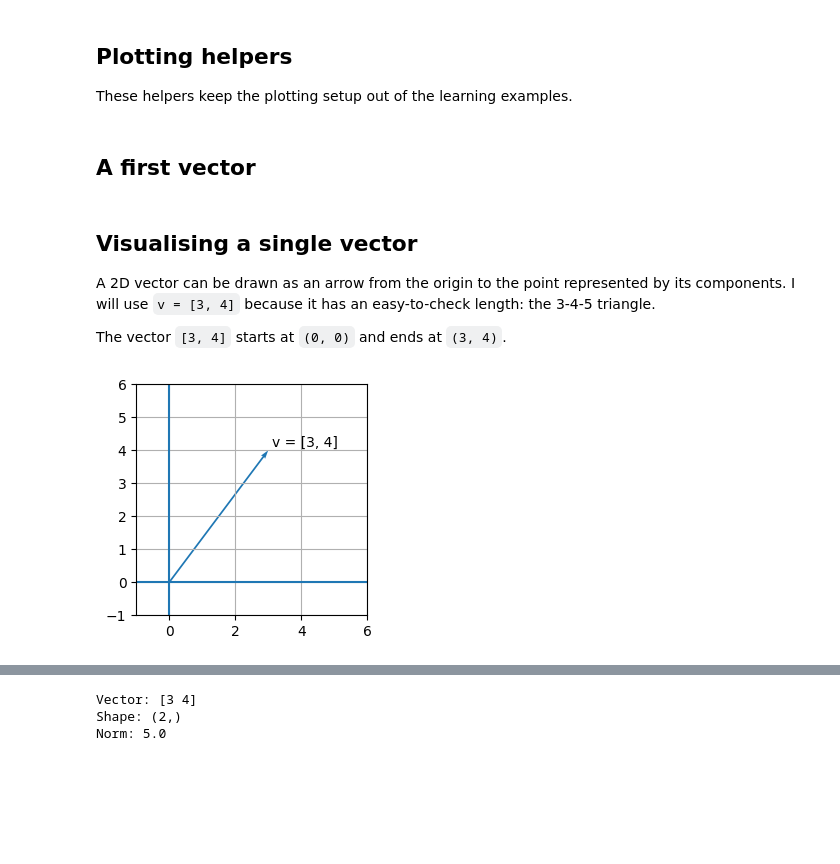
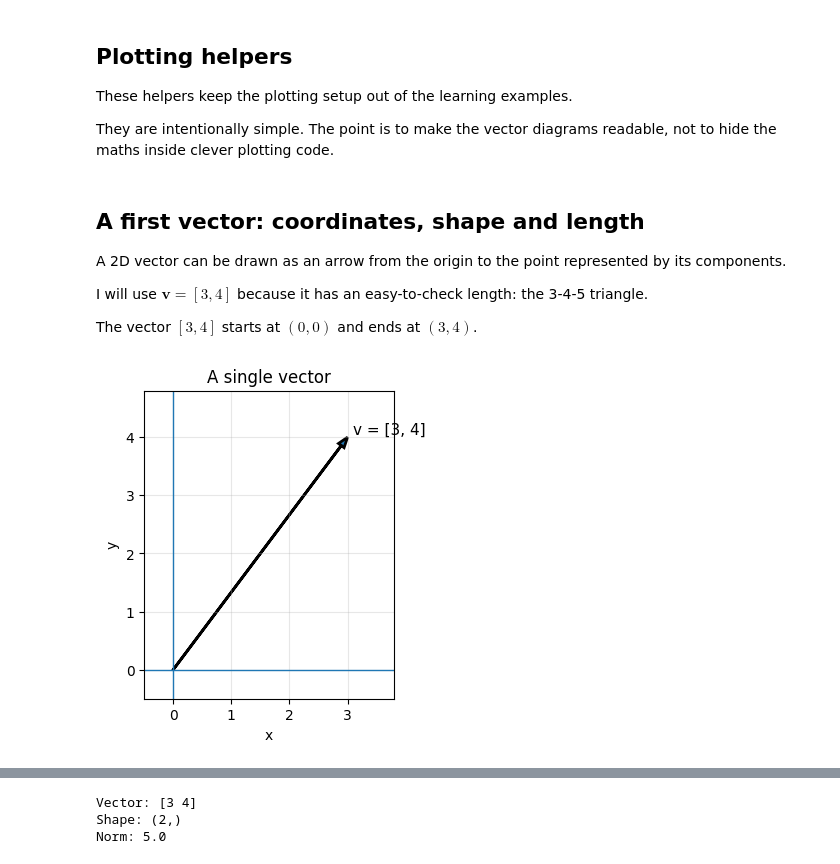
Before and after one commit to AnthonyPWatts/imperial-ai-coursework, a Jupyter notebook: maths-refresh/01-vectors-shapes-norms.ipynb, the cells around one changed output, grey strips where cells are left out. Saved outputs shown, nothing was run; the diff lists cells and outputs as text; code cells hidden in the pictures; blank space fills up the shorter version.

Commit message:
Updated Maths helper 01 formatting

```diff
--- a/maths-refresh/01-vectors-shapes-norms.ipynb
+++ b/maths-refresh/01-vectors-shapes-norms.ipynb
@@ -12,6 +20,8 @@ import numpy as np
 ## Plotting helpers
 
 These helpers keep the plotting setup out of the learning examples.
+
+They are intentionally simple. The point is to make the vector diagrams readable, not to hide the maths inside clever plotting code.
 # %%
 import matplotlib.pyplot as plt
 
@@ -64,18 +92,25 @@ def draw_vector(
         )
-# %% [markdown]
-## A first vector
 # %% [markdown]
-## Visualising a single vector
+## A first vector: coordinates, shape and length
 
-A 2D vector can be drawn as an arrow from the origin to the point represented by its components. I will use `v = [3, 4]` because it has an easy-to-check length: the 3-4-5 triangle.
+A 2D vector can be drawn as an arrow from the origin to the point represented by its components.
 
-The vector `[3, 4]` starts at `(0, 0)` and ends at `(3, 4)`.
+I will use $\mathbf{v} = [3, 4]$ because it has an easy-to-check length: the 3-4-5 triangle.
+
+The vector $[3, 4]$ starts at $(0, 0)$ and ends at $(3, 4)$.
 # %%
 v = np.array([3, 4])
 
-setup_vector_plot()
-draw_vector(v, label="v = [3, 4]")
+fig, ax = setup_vector_plot(
+    title="A single vector",
+    xlim=(-0.5, 3.8),
+    ylim=(-0.5, 4.8),
+    figsize=(4, 4),
+)
+
+draw_vector(ax, v, label="v = [3, 4]", label_offset=(0.1, 0.05))
+
 plt.show()
 # %% [output]
-[figure, old version]
+[figure, new version]
 # %% [markdown]
```
Also changed, not shown: parts of 20 cells of this notebook.
